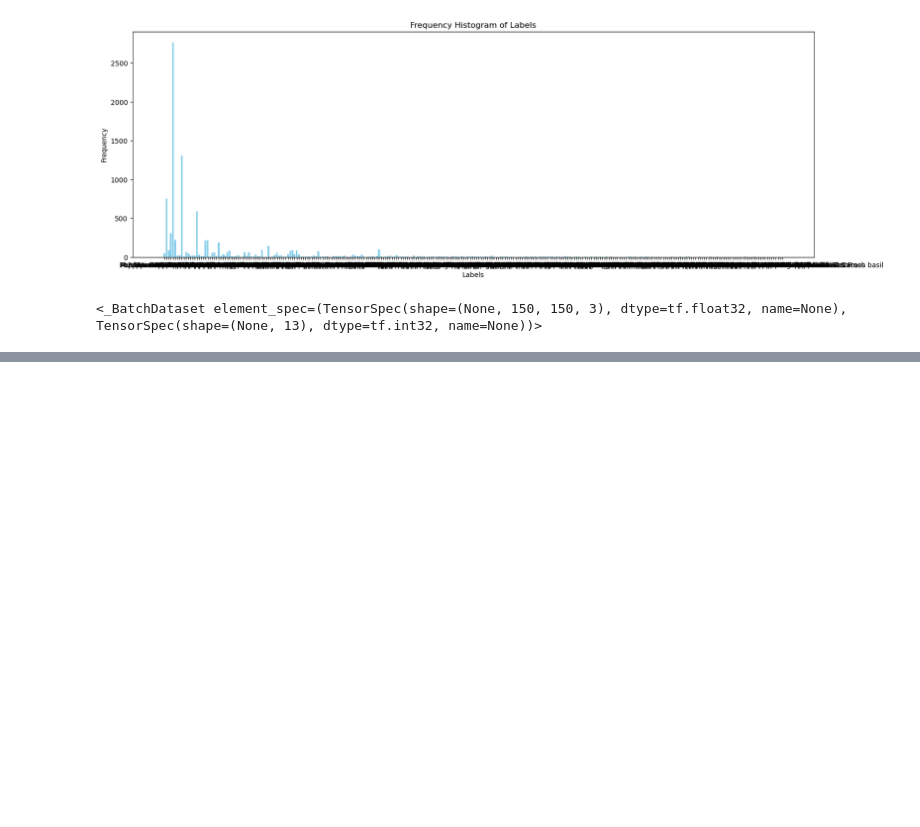
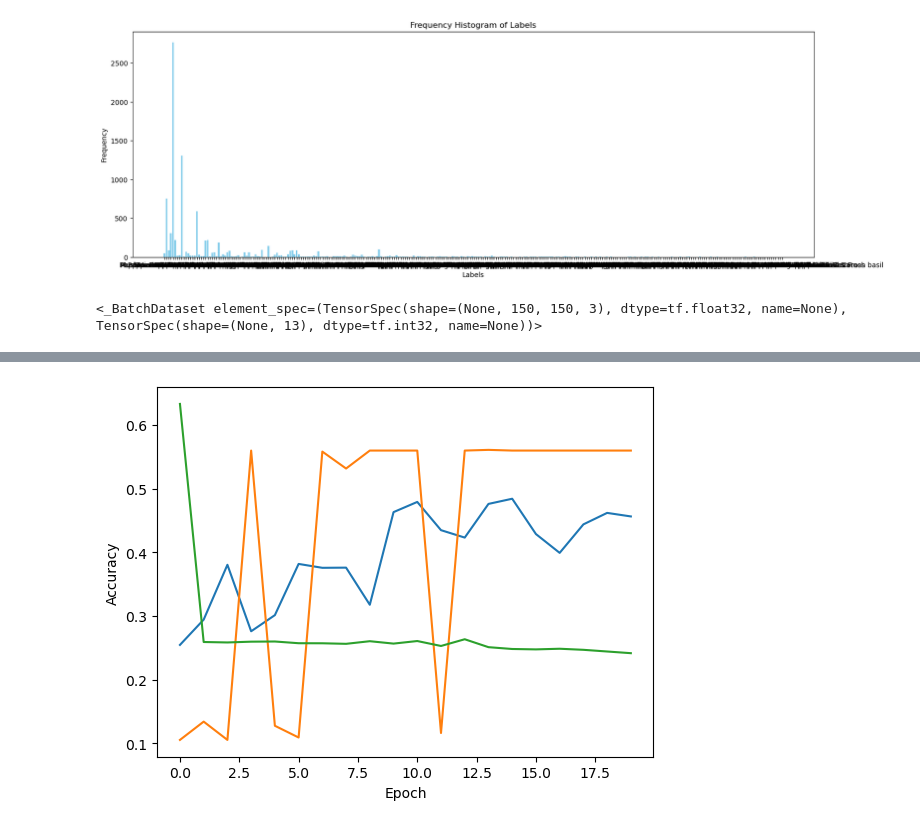
Before and after one commit to ichiro10/Pizza_Toppings_Detection, a Jupyter notebook: CNN.ipynb, the cells around one changed output, grey strips where cells are left out. Saved outputs shown, nothing was run; the diff lists cells and outputs as text; code cells hidden in the pictures; blank space fills up the shorter version.

```diff
--- a/CNN.ipynb
+++ b/CNN.ipynb
@@ -211,15 +216,16 @@ base_model = ResNet50(
     input_shape=(150, 150, 3),
 )
 
-num_layers_to_train = int(np.ceil(0.2 * len(base_model.layers)))
+#num_layers_to_train = int(np.ceil(0.2 * len(base_model.layers)))
 
-for layer in base_model.layers[:num_layers_to_train] :
+for layer in base_model.layers :
     layer.trainable = False
 
 x = base_model.output
-x = Flatten()(x)
-x = Dense(256, activation='relu', kernel_regularizer='l2')(x)
-predictions = Dense(75, activation='softmax')(x)
+x = GlobalAveragePooling2D()(x)
+#x = Flatten()(x)
+x = Dense(256, activation='relu')(x)
+predictions = Dense(13, activation='sigmoid')(x)
 
 model = Model(inputs=base_model.input, outputs=predictions)
 
@@ -244,0 +263,21 @@ ________________________________________________________________________________
+# %%
+# Compile settings
+optimizer = tf.keras.optimizers.Adam(learning_rate=5e-4)
+loss = tf.keras.metrics.binary_crossentropy
+# %%
+# Compile model
+model.compile(optimizer= optimizer, loss=loss, metrics=['accuracy'])
+# %%
+model_name = f'{datetime.datetime.now().strftime("%Y%m%d-%H%M%S")}-resnet_50.h5'
+
+model_loc = f'{model_folder}{model_name}'
+checkpoint = tf.keras.callbacks.ModelCheckpoint(model_loc, monitor='val_accuracy',
+                             save_best_only=True, mode='max', verbose=1)
+
+logs_loc = f'{logs_folder}{model_name}'
+tensorboard_callback = tf.keras.callbacks.TensorBoard(log_dir=logs_loc, histogram_freq=1)
+
+# Train model
+run_hist = model.fit(train_dataset, validation_data=test_dataset,
+                      epochs=epochs, batch_size=batch_size,
+                      callbacks=[checkpoint, tensorboard_callback])
@@ -244,0 +301,12 @@ ________________________________________________________________________________
+# %%
+import matplotlib.pyplot as plt
+
+# Plot accuracy and loss
+plt.plot(run_hist.history['accuracy'], label='train')
+plt.plot(run_hist.history['val_accuracy'], label='test')
+plt.plot(run_hist.history['loss'], label='loss')
+plt.xlabel('Epoch')
+plt.ylabel('Accuracy')
+plt.show()
+# %% [output]
+[figure, added]
```
Also changed, not shown: parts of 13 cells of this notebook.
